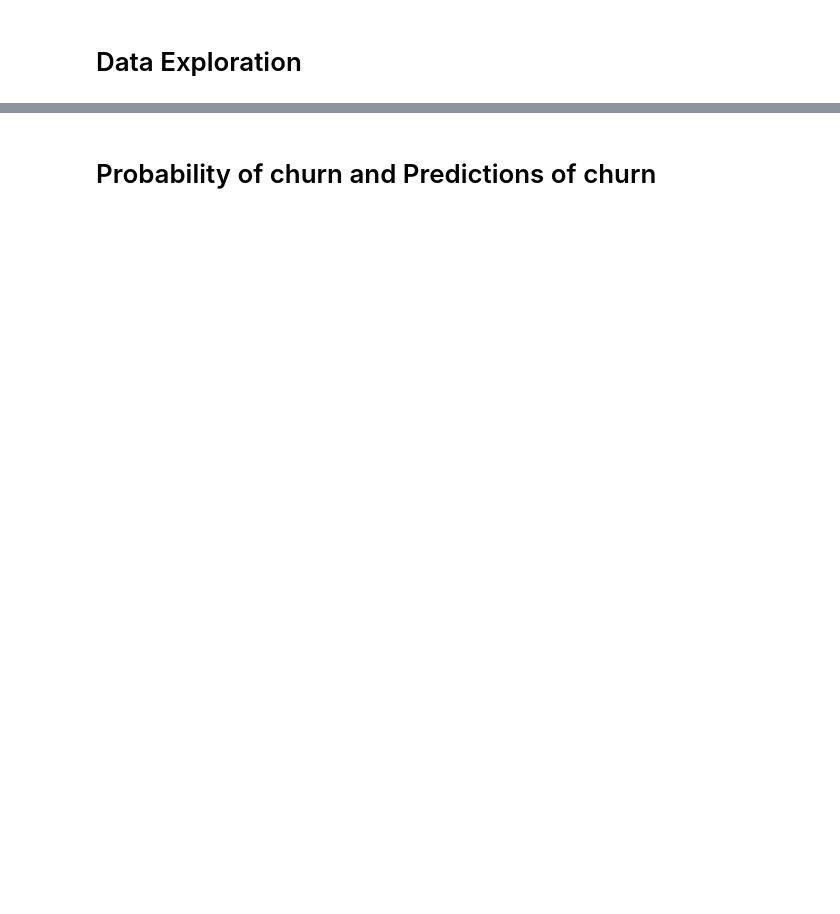
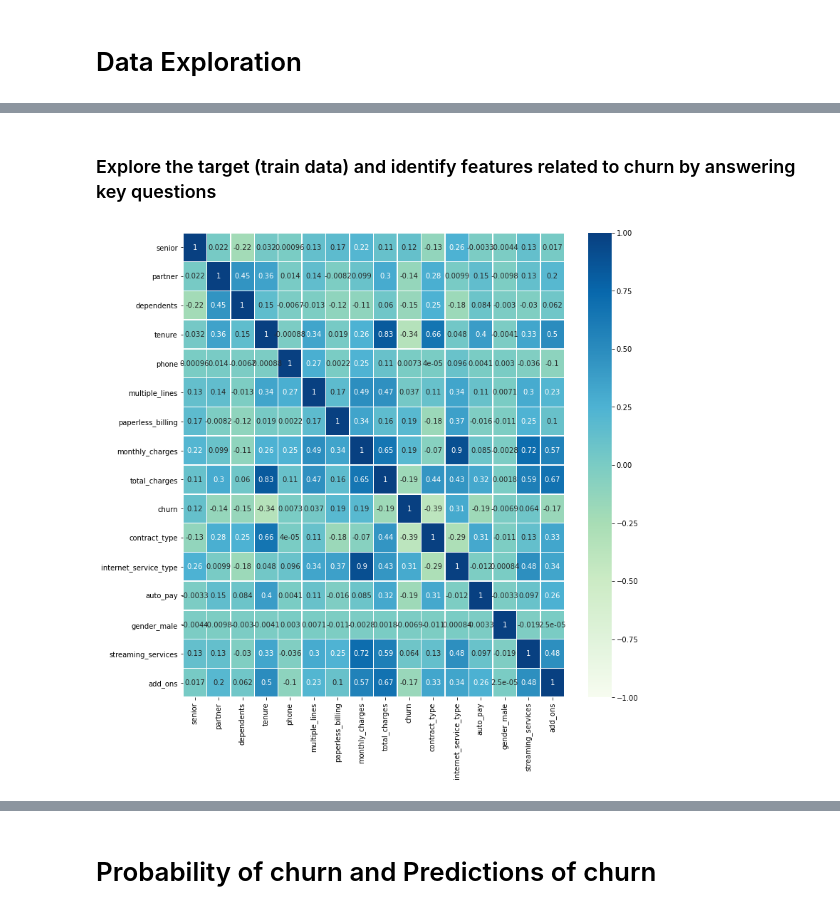
Before and after one commit to aliciag92/classification-project, a Jupyter notebook: working-jupy.ipynb, the cells around one changed output, grey strips where cells are left out. Drawn from its saved outputs; the diff is of its cells as text; code cells hidden in the pictures; blank space fills up the shorter version.

Commit message:
almost complete-need final test on model

```diff
--- a/working-jupy.ipynb
+++ b/working-jupy.ipynb
@@ -318,0 +473,4 @@ df.head(1).T
+# %%
+#start from scratch with our original dataframe
+df = acquire.get_telco_data()
+df.head(1)
@@ -318,0 +481,4 @@ df.head(1).T
+# %%
+#grab cleaned data frame using the clean_telco function in prepare.py
+df = prepare.clean_telco(df)
+df.head()
@@ -319,2 +514,3 @@ df.head(1).T
 # %%
-#split the data (split(df, stratify_by=None))
+#split the data using the split function in prepare.py
+train, validate, test = prepare.split(df, stratify_by="churn")
@@ -352,0 +561,20 @@ df.head(1).T
+# %% [markdown]
+### Explore the target (train data) and identify features related to churn by answering key questions
+# %%
+#visualize correlation of variables with heatmap
+corr = train.corr()
+
+plt.figure(figsize=(12,12)) #set up figure
+
+
+sns.heatmap(corr,
+            vmin=-1, #set min value for color scale at -1
+            vmax=1, #set max value for color scale at 1
+            center=0, #set center the color scale at 0
+            cmap='GnBu', #change default color
+            annot=True,
+            linewidths=.5) #space out each square
+
+plt.show()
+# %% [output]
+[figure, added]
```
Also changed, not shown: parts of 83 cells of this notebook.
